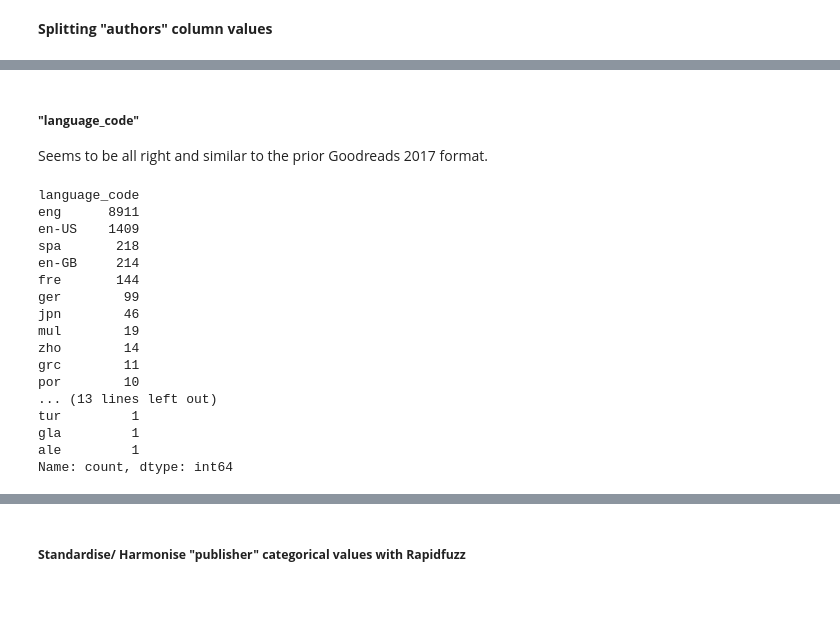
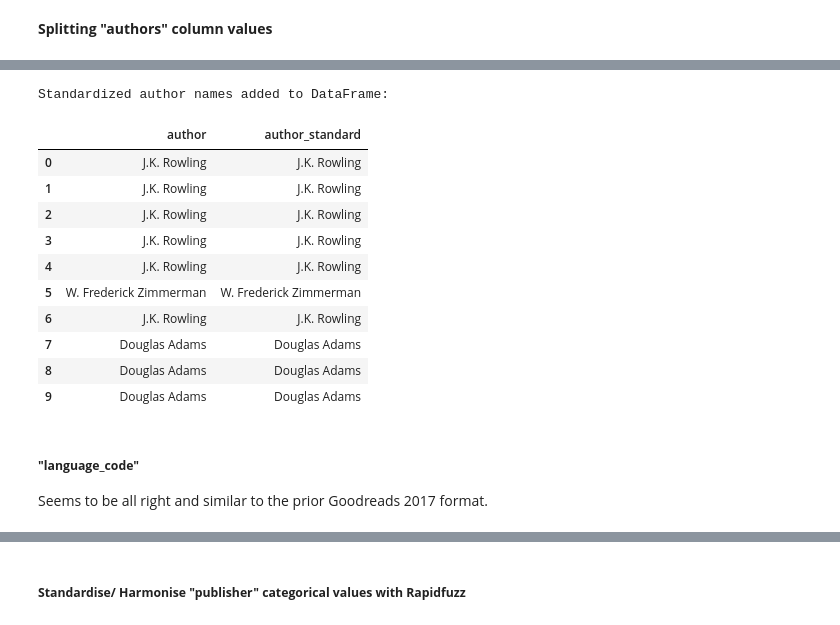
Before and after one commit to ijustsnapped/IPAI, a Jupyter notebook: Project_Raw.ipynb, the cells around one changed output, grey strips where cells are left out. Drawn from its saved outputs; the diff is of its cells as text; code cells hidden in the pictures; blank space fills up the shorter version.

```diff
--- a/Project_Raw.ipynb
+++ b/Project_Raw.ipynb
@@ -3659,0 +3705,6 @@ df.head()
+# %%
+# Create a new column "author" that takes the first author from the "authors" column
+df['author'] = df['authors'].apply(lambda x: x[0] if isinstance(x, list) and len(x) > 0 else np.nan)
+
+# Display the first few rows to verify the new column
+print(df[['authors', 'author']].head())
@@ -3659,0 +3722,5 @@ df.head()
+# %%
+merged_groups = get_standardized_groups(df, 'author', threshold=92, scorer=fuzz.ratio)
+print("Potential standardized groups:")
+for group in merged_groups[:10]:
+    print(group)
@@ -3660,25 +3739,36 @@ df.head()
+# %%
+freq = df['author'].value_counts().to_dict()
+
+# mapping dictionary
+mapping = {}
+for group in merged_groups:
+    canonical = max(group, key=lambda x: freq.get(x, 0))
+    for pub in group:
+        mapping[pub] = canonical
+
+for pub in unique_publishers:
+    if pub not in mapping:
+        mapping[pub] = pub
+
+
+df['author_standard'] = df['author'].map(lambda x: mapping.get(x, x))
+
+print("\nStandardized author names added to DataFrame:")
+df[['author', 'author_standard']].head(10)
+# %% [output]
+Standardized author names added to DataFrame:
+|  | author | author_standard |
+| 0 | J.K. Rowling | J.K. Rowling |
+| 1 | J.K. Rowling | J.K. Rowling |
+| 2 | J.K. Rowling | J.K. Rowling |
+| 3 | J.K. Rowling | J.K. Rowling |
+| 4 | J.K. Rowling | J.K. Rowling |
+| 5 | W. Frederick Zimmerman | W. Frederick Zimmerman |
+| 6 | J.K. Rowling | J.K. Rowling |
+| 7 | Douglas Adams | Douglas Adams |
+| 8 | Douglas Adams | Douglas Adams |
+| 9 | Douglas Adams | Douglas Adams |
 # %% [markdown]
 ##### **"language_code"**
 
 Seems to be all right and similar to the prior Goodreads 2017 format.
-# %%
-language_counts = df['language_code'].value_counts()
-language_counts
-# %% [output]
-language_code
-eng      8911
-en-US    1409
-spa       218
-en-GB     214
-fre       144
-ger        99
-jpn        46
-mul        19
-zho        14
-grc        11
-por        10
-... (13 lines left out)
-tur         1
-gla         1
-ale         1
-Name: count, dtype: int64
```
Also changed, not shown: parts of 32 cells of this notebook.
